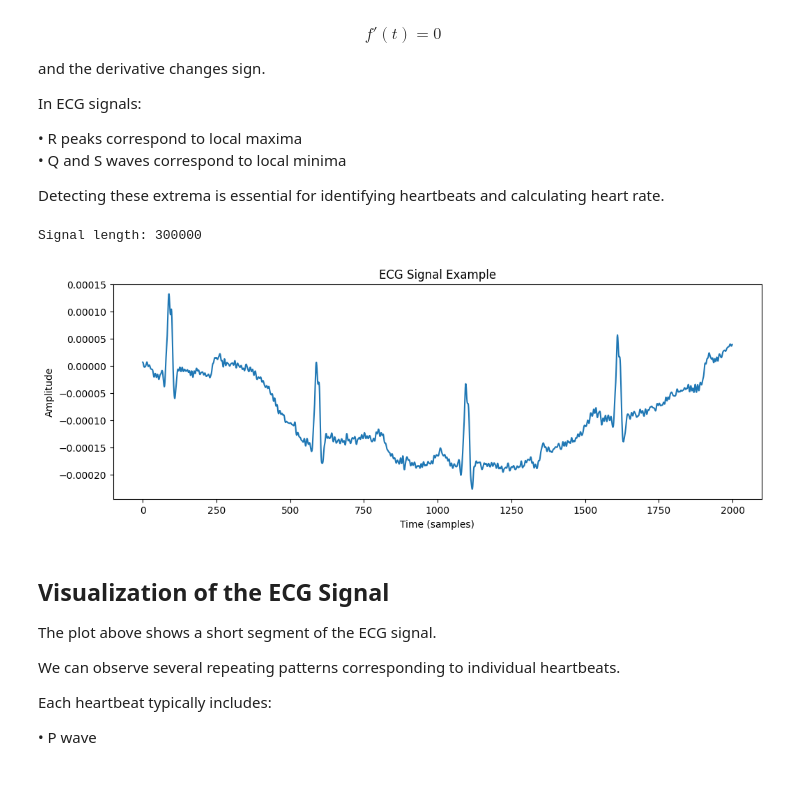
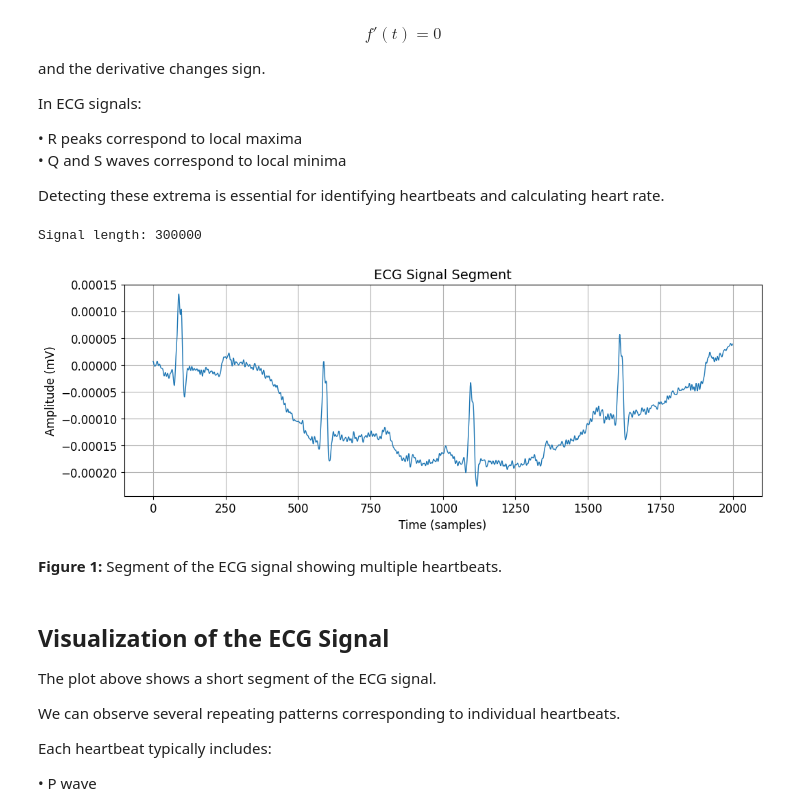
Before and after one commit to PlamenPlamenovStanchev/MathForDevs-Final-Project, a Jupyter notebook: ecg_analysis.ipynb, the cells around one changed output. Cells and saved outputs as stored; diff of their text form; code cells hidden in the pictures; blank space fills up the shorter version.

```diff
--- a/ecg_analysis.ipynb
+++ b/ecg_analysis.ipynb
@@ -145,28 +147,29 @@ In ECG signals:
 • Q and S waves correspond to local minima
 
 Detecting these extrema is essential for identifying heartbeats and calculating heart rate.
-# %%
-from src.load_ecg_data import load_ecg_signal
-
-signal = load_ecg_signal("data/r10.edf")
-
-print("Signal length:", len(signal))
-# %% [output]
-Signal length: 300000
+# %%
+signal = load_ecg_signal("data/r10.edf")
+print("Signal length:", len(signal))
+# %% [output]
+Signal length: 300000
 # %%
-import matplotlib.pyplot as plt
-
-plt.figure(figsize=(12,4))
-
-plt.plot(signal[:2000])
-
-plt.title("ECG Signal Example")
+segment = signal[:2000]
+plt.figure()
+plt.plot(segment, linewidth=1)
+plt.title("ECG Signal Segment")
 plt.xlabel("Time (samples)")
-plt.ylabel("Amplitude")
+plt.ylabel("Amplitude (mV)")
+plt.rcParams["figure.figsize"] = (12,4)
+plt.rcParams["axes.grid"] = True
+plt.rcParams["font.size"] = 12
+plt.rcParams["axes.labelsize"] = 12
+plt.rcParams["axes.titlesize"] = 14
 
 plt.show()
 # %% [output]
-[figure, old version]
+[figure, new version]
+# %% [markdown]
+**Figure 1:** Segment of the ECG signal showing multiple heartbeats.
 # %% [markdown]
 ## Visualization of the ECG Signal
 
```
Also changed, not shown: parts of 4 cells of this notebook.
